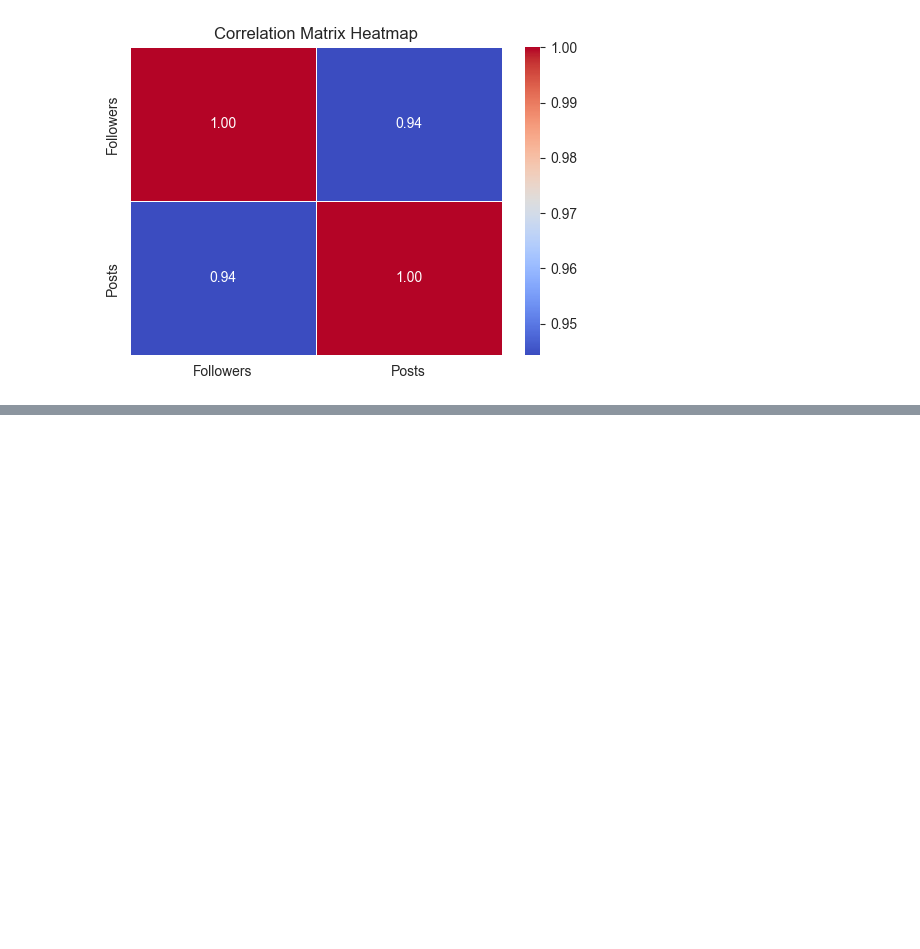
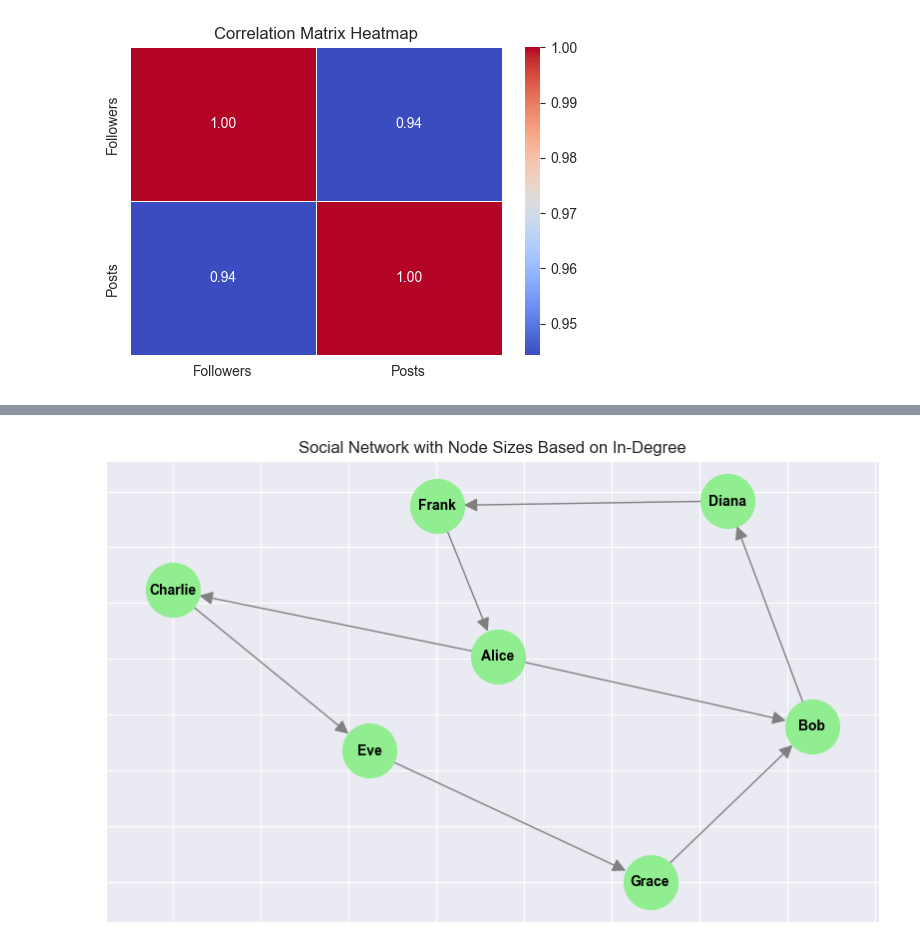
Before and after one commit to rajpurohitmohit/Data-Visualization, a Jupyter notebook: Seaborn/seaborn.ipynb, the cells around one changed output, grey strips where cells are left out. Saved outputs shown, nothing was run; the diff lists cells and outputs as text; code cells hidden in the pictures; blank space fills up the shorter version.

```diff
--- a/Seaborn/seaborn.ipynb
+++ b/Seaborn/seaborn.ipynb
@@ -161,0 +217,32 @@ plt.show()
+# %%
+G = nx.DiGraph()
+Users = ['Alice', 'Bob', 'Charlie', 'Diana', 'Eve', 'Frank', 'Grace']
+
+G.add_nodes_from(Users)
+
+edges = [
+    ('Alice', 'Bob'),
+    ('Alice', 'Charlie'),
+    ('Bob', 'Diana'),
+    ('Charlie', 'Eve'),
+    ('Diana', 'Frank'),
+    ('Eve', 'Grace'),
+    ('Frank', 'Alice'),
+    ('Grace', 'Bob')
+]
+
+G.add_edges_from(edges)
+
+# Computer number of followers (in-degree)
+in_degree = dict(G.in_degree())
+node_sizes = [in_degree[node] * 100 for node in G.nodes()] # Scale the node sizes for better visualization
+
+plt.figure(figsize=(10, 6))
+pos = nx.spring_layout(G)
+nx.draw_networkx(G, pos, with_labels=True, node_color='lightgreen', node_size=1500,
+                 font_size=10, font_weight='bold', edge_color='grey', arrows=True, arrowsize=20)
+
+plt.title('Social Network with Node Sizes Based on In-Degree')
+plt.show()
+# %% [output]
+[figure, added]
```
Also changed, not shown: parts of 2 cells of this notebook, 5 other files.
